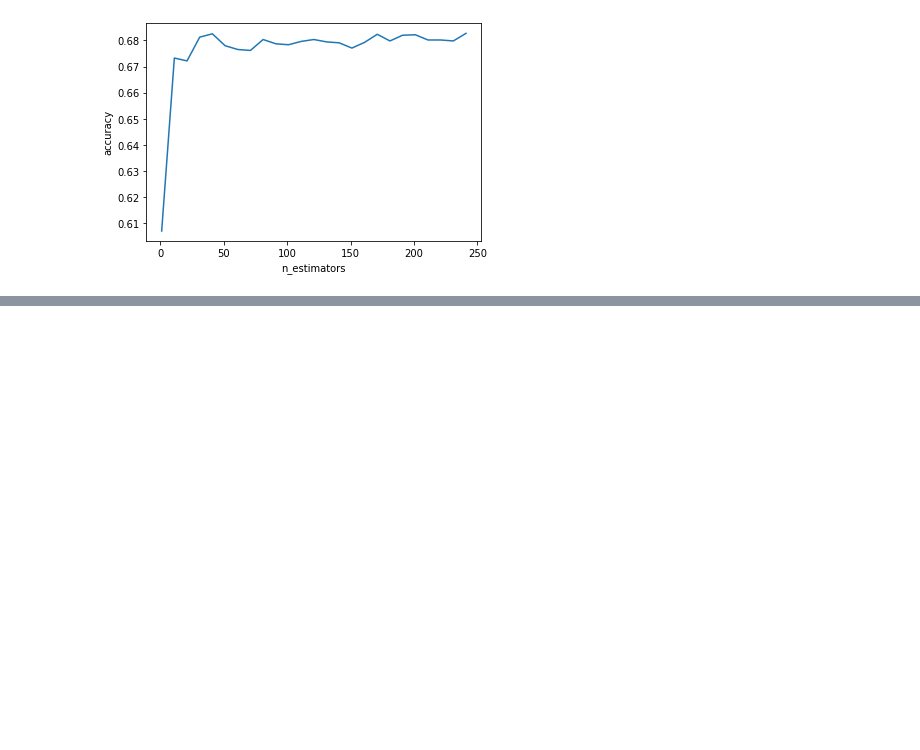
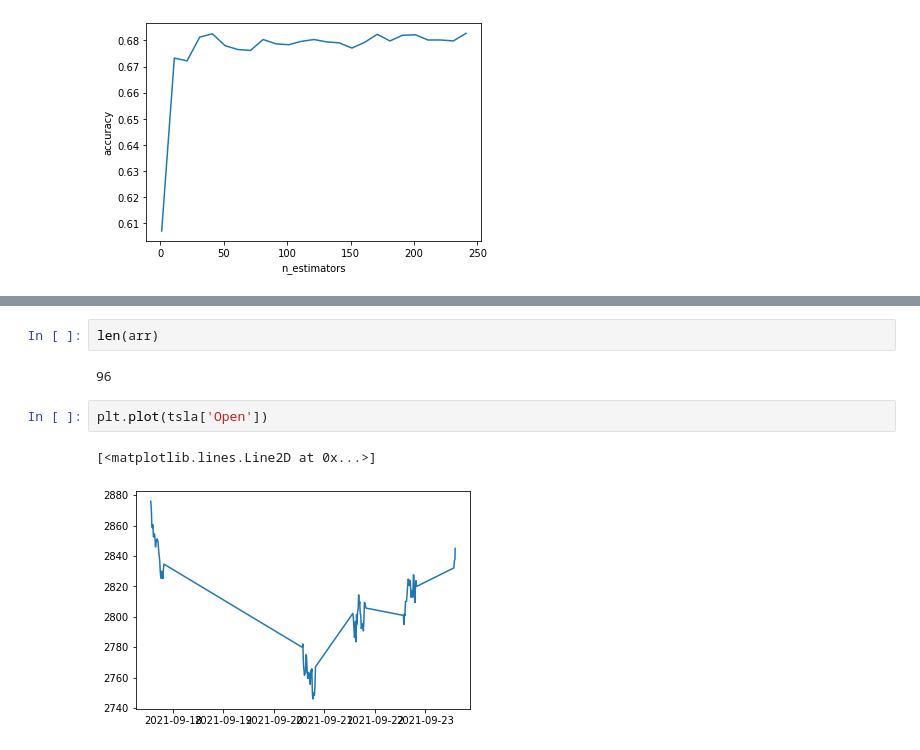
Before and after one commit to ishaan-arya/automated-essay-grading, a Jupyter notebook: Twitter_Sentiment_Analysis.ipynb, the cells around one changed output, grey strips where cells are left out. Drawn from its saved outputs; the diff is of its cells as text; blank space fills up the shorter version.

```diff
--- a/Twitter_Sentiment_Analysis.ipynb
+++ b/Twitter_Sentiment_Analysis.ipynb
@@ -335,0 +472,9 @@ tweets_df
+# %%
+len(arr)
+# %% [output]
+96
+# %%
+plt.plot(tsla['Open'])
+# %% [output]
+[<matplotlib.lines.Line2D at 0x...>]
+[figure, added]
```
Also changed, not shown: parts of 29 cells of this notebook.
